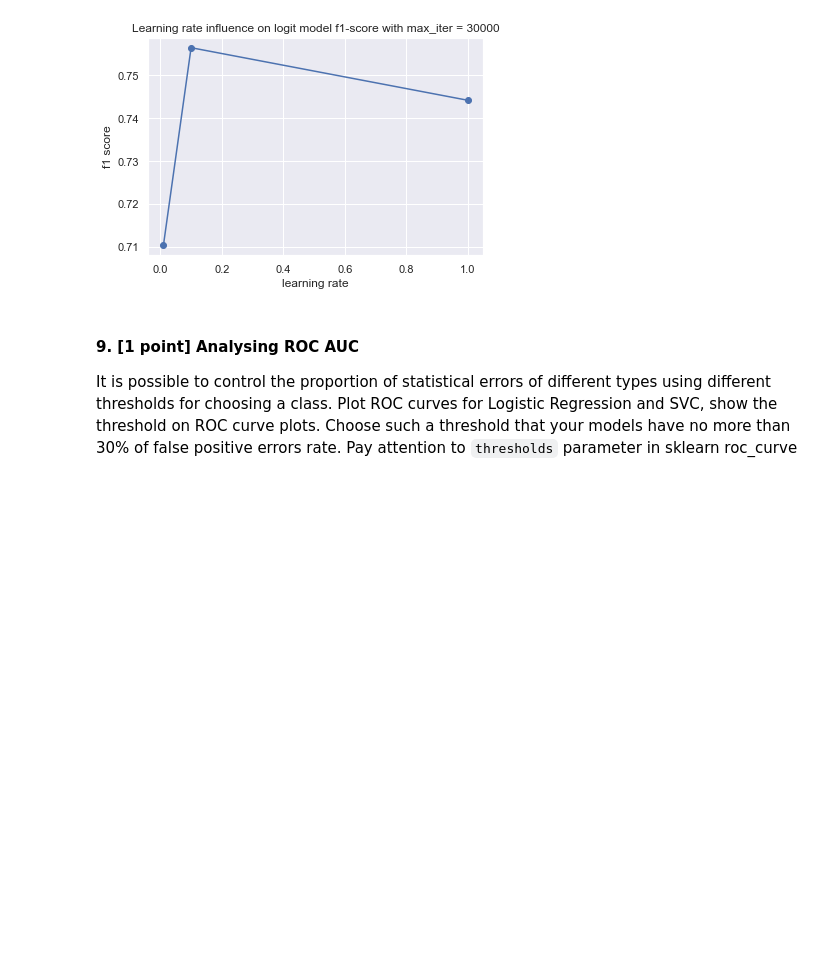
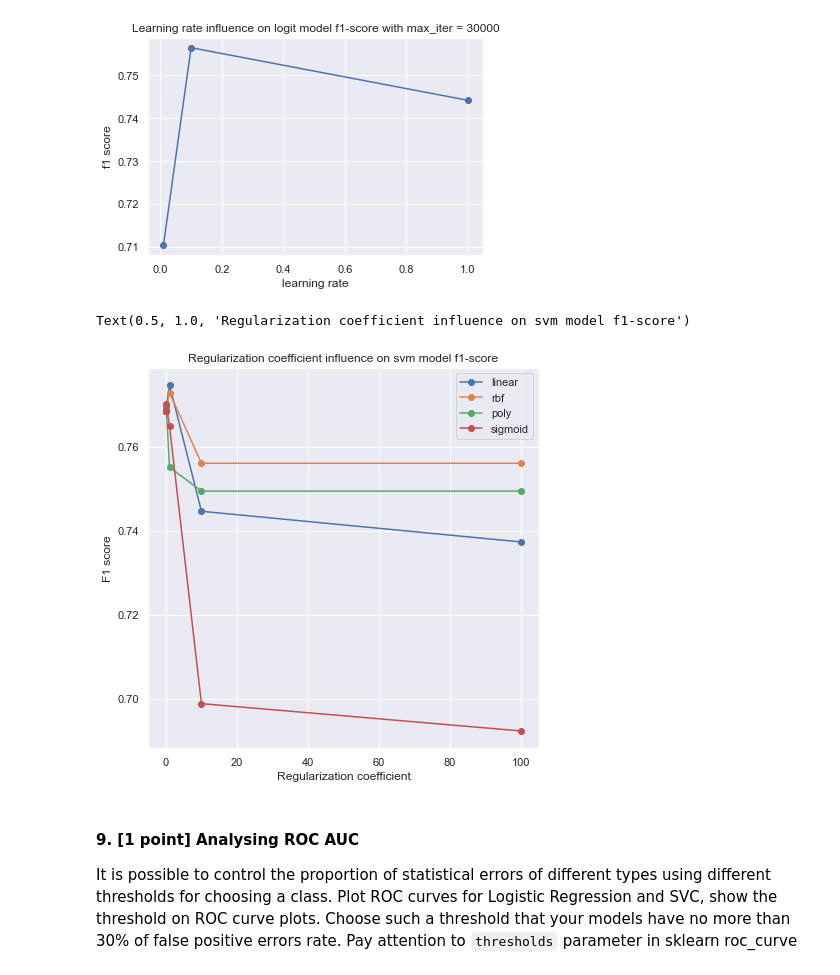
Before and after one commit to shmelzz/data_analysis, a Jupyter notebook: hw3/ml_hw3_Shelemekh_206.ipynb, the cells around one changed output. Saved outputs shown, nothing was run; the diff lists cells and outputs as text; code cells hidden in the pictures; blank space fills up the shorter version.

```diff
--- a/hw3/ml_hw3_Shelemekh_206.ipynb
+++ b/hw3/ml_hw3_Shelemekh_206.ipynb
@@ -668,3 +664,28 @@ parameters_svm = {'kernel': ('linear', 'rbf', 'poly', 'sigmoid'), 'C': [0.001, 0
+# %%
+cv_results_svm = clf.cv_results_
+parameters_svm = {'kernel': ('linear', 'rbf', 'poly', 'sigmoid'), 'C': [0.001, 0.01, 0.1, 1, 10, 100],
+              'decision_function_shape': ['ovo', 'ovr']}
+
+metrics = pd.DataFrame(cv_results_svm)
+metrics = metrics[metrics['param_decision_function_shape'] == 'ovo']
+
+metrics_linear = metrics[metrics['param_kernel'] == 'linear']['mean_test_score']
+metrics_rbf = metrics[metrics['param_kernel'] == 'rbf']['mean_test_score']
+metrics_poly = metrics[metrics['param_kernel'] == 'poly']['mean_test_score']
+metrics_sigmoid = metrics[metrics['param_kernel'] == 'sigmoid']['mean_test_score']
+
+plt.figure(1, figsize=(7,7))
+plt.plot(parameters_svm['C'], metrics_linear, '-o')
+plt.plot(parameters_svm['C'], metrics_rbf, '-o')
+plt.plot(parameters_svm['C'], metrics_poly, '-o')
+plt.plot(parameters_svm['C'], metrics_sigmoid, '-o')
+plt.legend(['linear', 'rbf', 'poly', 'sigmoid'])
+plt.xlabel("Regularization coefficient")
+plt.ylabel("F1 score")
+plt.title("Regularization coefficient influence on svm model f1-score")
+# %% [output]
+Text(0.5, 1.0, 'Regularization coefficient influence on svm model f1-score')
+[figure, added]
 # %% [markdown]
 #### 9. [1 point] Analysing ROC AUC
 
```
Also changed, not shown: parts of 2 cells of this notebook.
